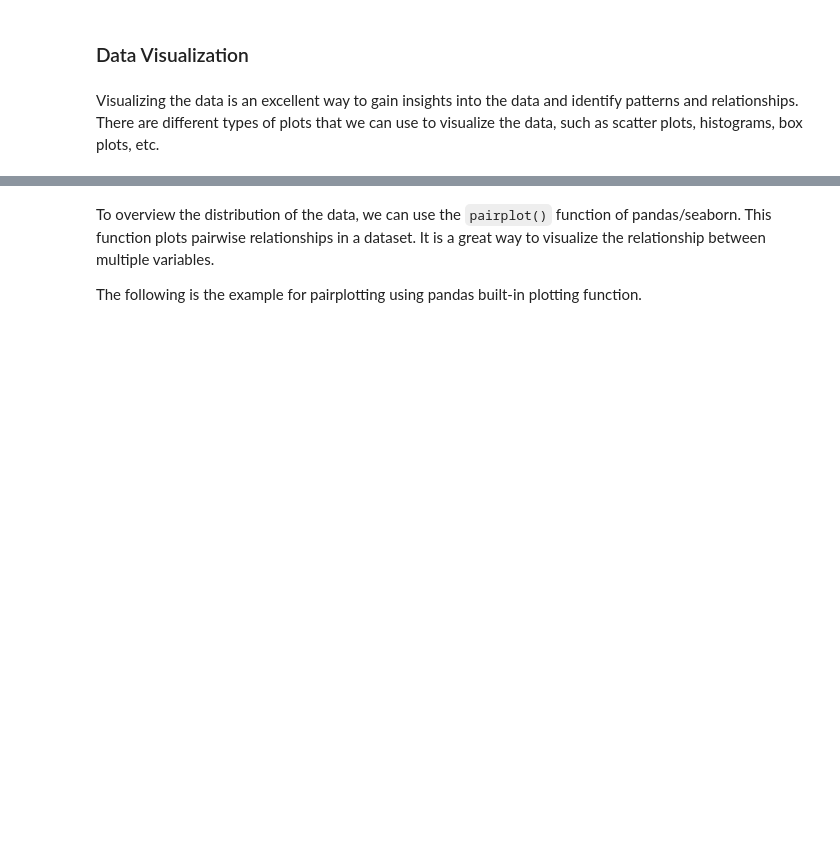
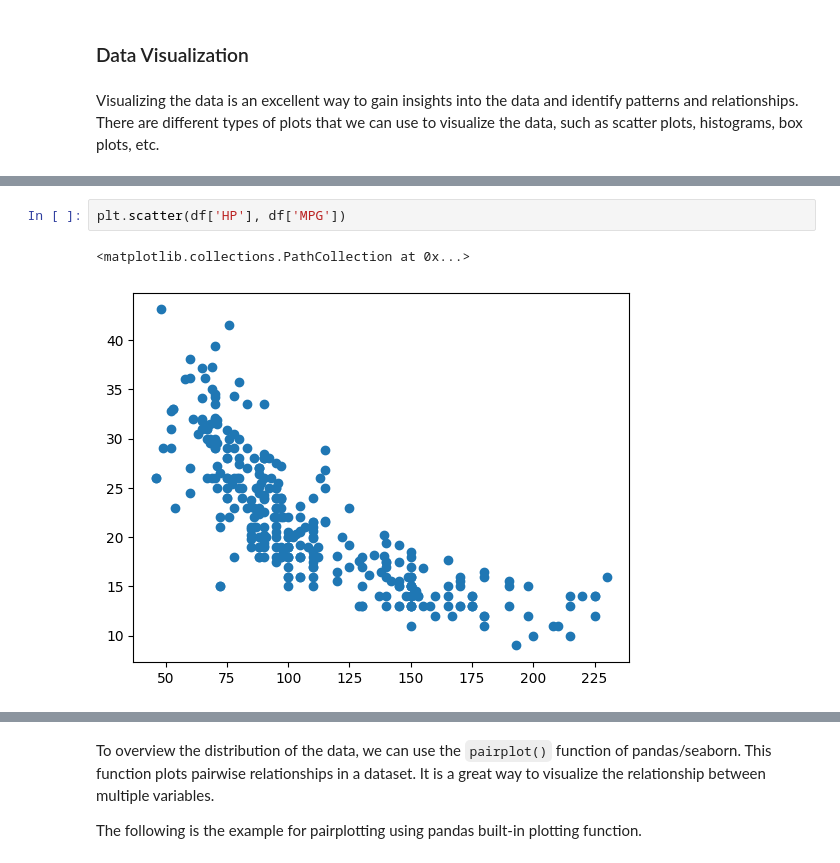
Before and after one commit to timpdotd/LabIAGI_1950722, a Jupyter notebook: Esercitazione_5/Linear_Regression_1950722.ipynb, the cells around one changed output, grey strips where cells are left out. Saved outputs shown, nothing was run; the diff lists cells and outputs as text; blank space fills up the shorter version.

```diff
--- a/Esercitazione_5/Linear_Regression_1950722.ipynb
+++ b/Esercitazione_5/Linear_Regression_1950722.ipynb
@@ -116,0 +118,5 @@ Visualizing the data is an excellent way to gain insights into the data and iden
+# %%
+plt.scatter(df['HP'], df['MPG'])
+# %% [output]
+<matplotlib.collections.PathCollection at 0x...>
+[figure, added]
```
Also changed, not shown: parts of 36 cells of this notebook, 1 other file.
